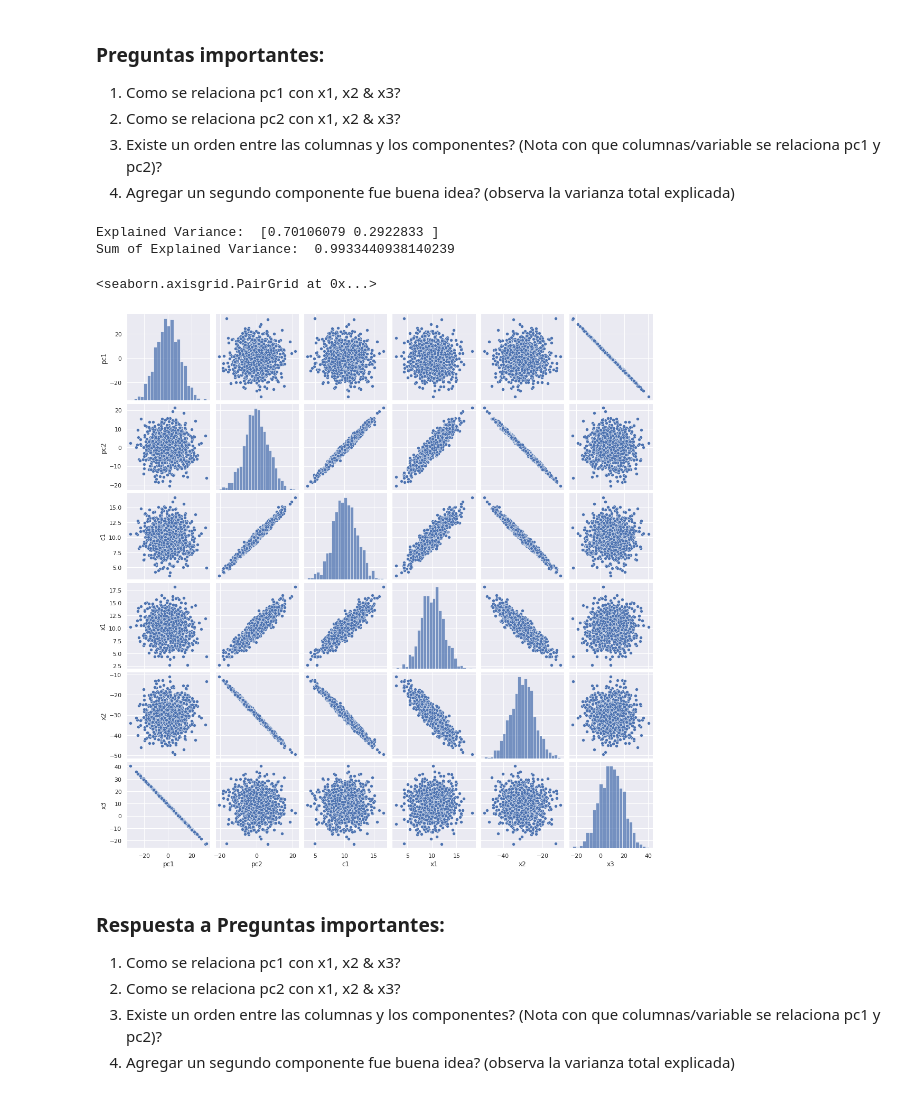
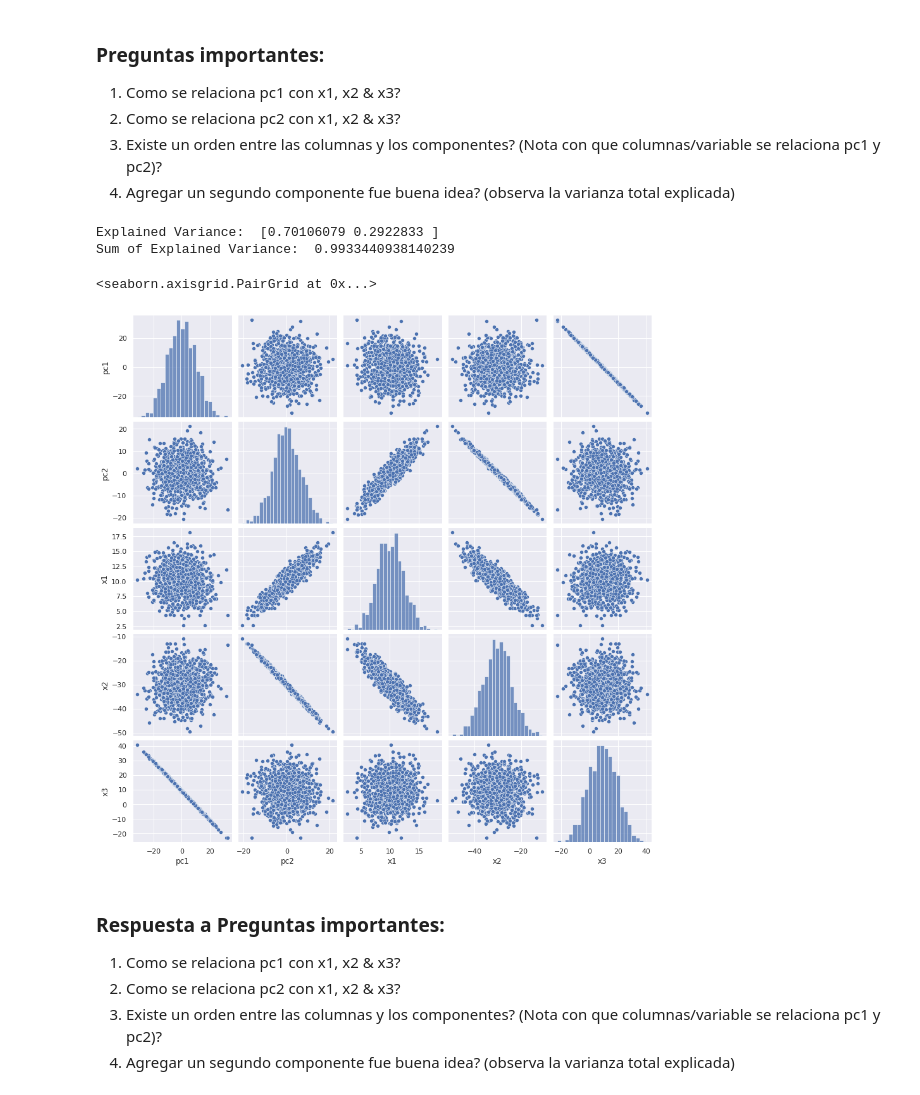
Before and after one commit to IEXE-Tec/aprendizaje-maquina-2, a Jupyter notebook: 02_reduccion_de_dimensionalidad.ipynb, the cells around one changed output. Cells and saved outputs as stored; diff of their text form; code cells hidden in the pictures.

```diff
--- a/02_reduccion_de_dimensionalidad.ipynb
+++ b/02_reduccion_de_dimensionalidad.ipynb
@@ -172,35 +172,35 @@ Aumentemos el numero de componentes principales a 2
 # %%
 # Set parameters & seed
 np.random.seed(7463)
 n = 1000
 
 # Create components
 c1 = np.random.normal(10,2,n)
 
 # Create Variables
 x1 = c1 + np.random.normal(0,1,n)
 x2 = -3*c1 + np.random.normal(0,1,n)
 x3 = np.random.normal(10,10,n)
 # Create Pandas
 x = pd.DataFrame.from_dict({'x1':x1,'x2':x2, 'x3':x3})
 components = pd.DataFrame.from_dict({'c1':c1})
 
 # PCA decomposition
 pca = PCA(n_components=2)
 principalComponents = pca.fit_transform(x)
 principalDf = pd.DataFrame(data = principalComponents
              , columns = ['pc1', 'pc2'])
 
-finalDf = pd.concat([principalDf, components, x], axis = 1)
+finalDf = pd.concat([principalDf, x], axis = 1)
 print('Explained Variance: ', pca.explained_variance_ratio_)
 print('Sum of Explained Variance: ', np.sum(pca.explained_variance_ratio_))
 
 sns.pairplot(finalDf)
 # %% [output]
 Explained Variance:  [0.70106079 0.2922833 ]
 Sum of Explained Variance:  0.9933440938140239
 <seaborn.axisgrid.PairGrid at 0x...>
-[figure, old version]
+[figure, new version]
 # %% [markdown]
 ### Respuesta a Preguntas importantes:
 1. Como se relaciona pc1 con x1, x2 & x3?
```
Also changed, not shown: parts of 12 cells of this notebook.
